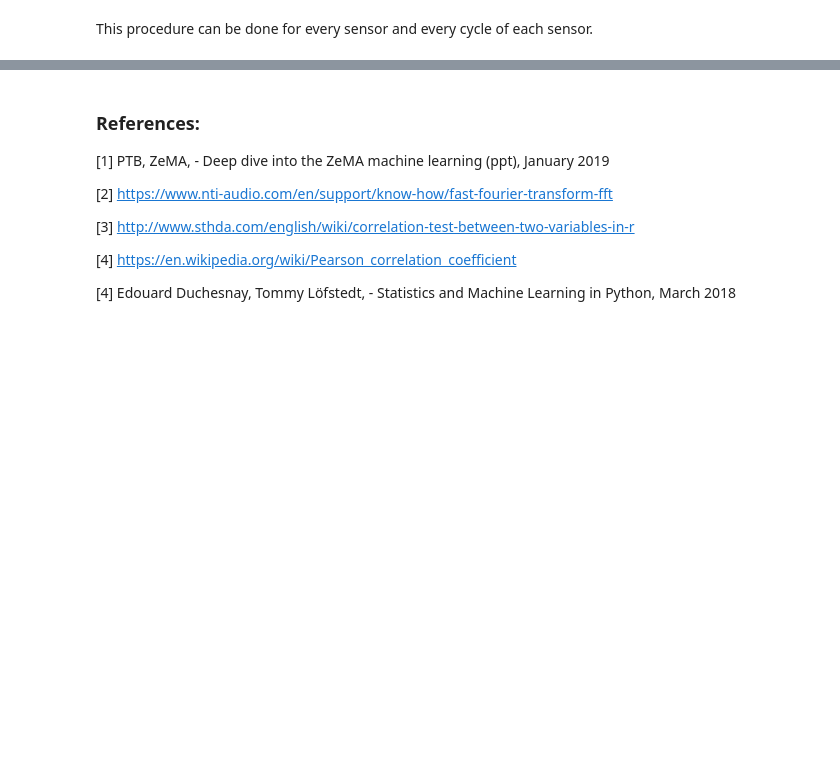
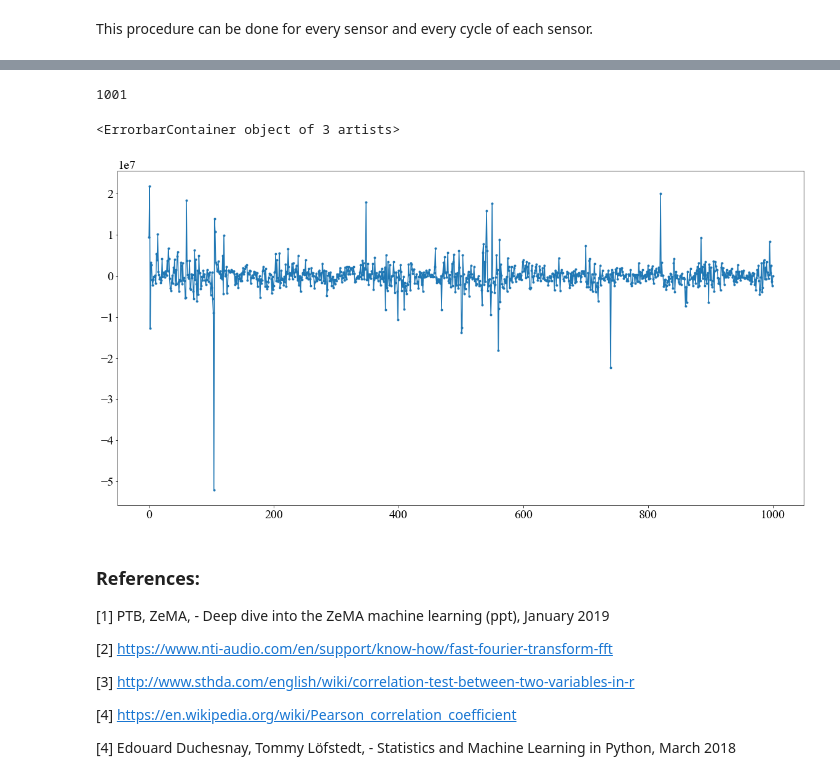
Before and after one commit to ehlimana/ZEMA-machine-learing-tutorials-uncertainty-evaluation, a Jupyter notebook: 1_FFT_and_Reconstruction.ipynb, the cells around one changed output, grey strips where cells are left out. Cells and saved outputs as stored; diff of their text form; code cells hidden in the pictures; blank space fills up the shorter version.

```diff
--- a/1_FFT_and_Reconstruction.ipynb
+++ b/1_FFT_and_Reconstruction.ipynb
@@ -164,3 +242,21 @@ This procedure can be done for every sensor and every cycle of each sensor.
+# %%
+X_imag=[]
+j=0
+for i in range(1,len(X),2):
+    X_imag.append(X[i])
+len(X_imag)
+UX_imag=[]
+j=0
+for i in range(0,len(UX),2):
+    UX_imag.append(UX[i])
+len(X_imag)
+# %% [output]
+1001
+# %%
+plt.errorbar(freq,X_imag,yerr=UX_imag, fmt=".-")
+# %% [output]
+<ErrorbarContainer object of 3 artists>
+[figure, added]
 # %% [markdown]
 ### References:
 
```
Also changed, not shown: parts of 14 cells of this notebook.
